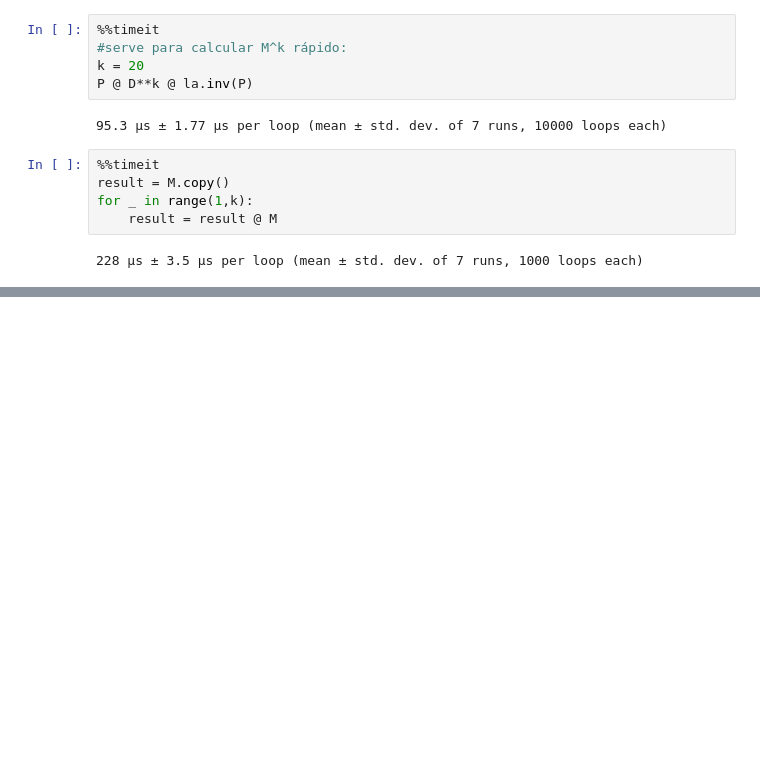
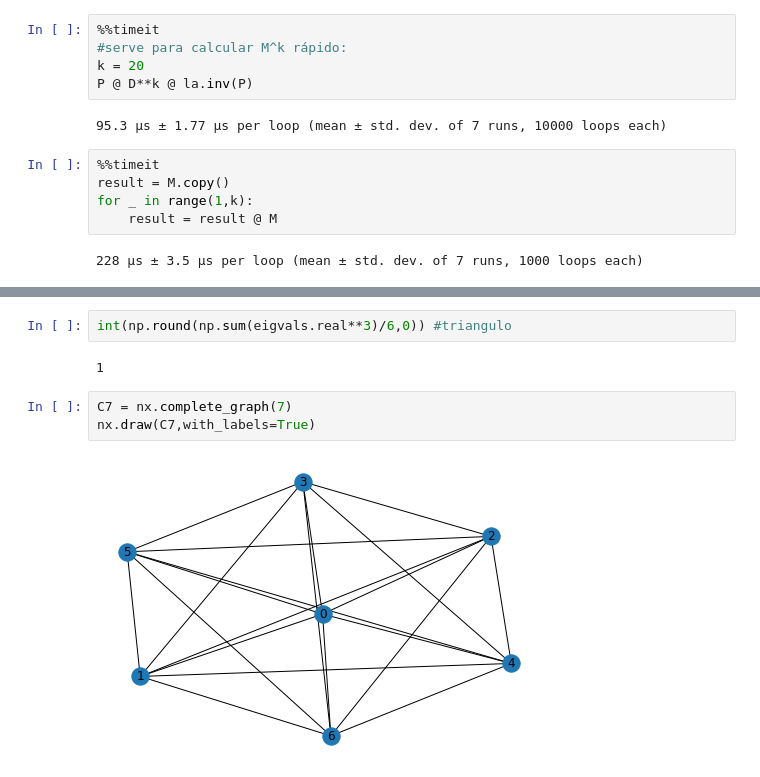
Before and after one commit to vinybrasil/teoria_matematica, a Jupyter notebook: algebra_linear/linear_algebra_basics.ipynb, the cells around one changed output, grey strips where cells are left out. Drawn from its saved outputs; the diff is of its cells as text; blank space fills up the shorter version.

```diff
--- a/algebra_linear/linear_algebra_basics.ipynb
+++ b/algebra_linear/linear_algebra_basics.ipynb
@@ -225,0 +310,9 @@ for _ in range(1,k):
+# %%
+int(np.round(np.sum(eigvals.real**3)/6,0)) #triangulo
+# %% [output]
+1
+# %%
+C7 = nx.complete_graph(7)
+nx.draw(C7,with_labels=True)
+# %% [output]
+[figure, added]
```
Also changed, not shown: parts of 17 cells of this notebook.
